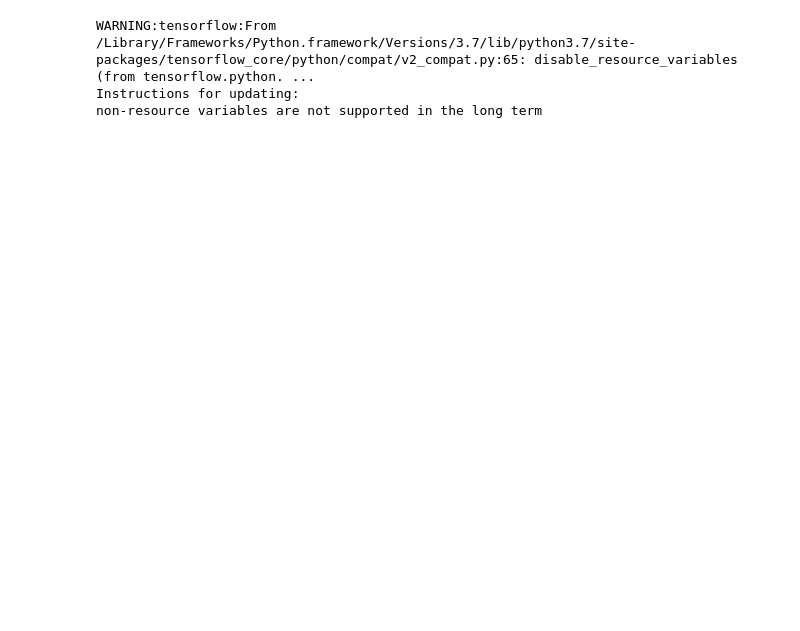
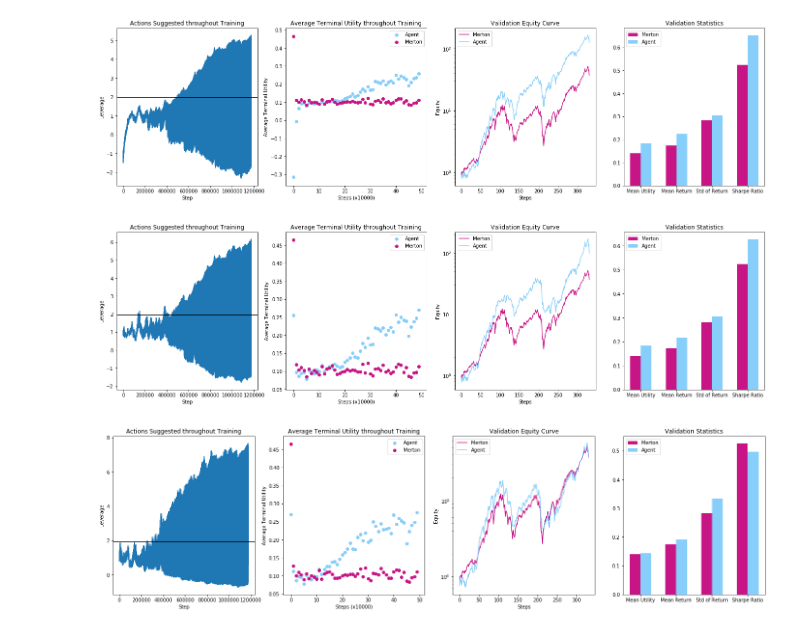
Before and after one commit to ansgarw/rl-portfolio, a Jupyter notebook: Stable Agents/Actor Critic.ipynb, the cells around one changed output. Cells and saved outputs as stored; diff of their text form; code cells hidden in the pictures; blank space fills up the shorter version.

```diff
--- a/Stable Agents/Actor Critic.ipynb
+++ b/Stable Agents/Actor Critic.ipynb
@@ -179,15 +162,52 @@ with mp.Pool(mp.cpu_count()) as pool:
+# %%
+'''
+Simulated GBM Environment (With no Factors)
+'''
+
+Input = [{'Env_String' : 'Simulated-v0', 'Seed' : np.random.randint(0, 1e9)} for _ in range(3)]
+
+# Run the investigation...
+with mp.Pool(mp.cpu_count()) as pool:
+    _ = pool.map(Run, Input)
+# %%
+'''
+Simulated VAR Environment, Factor per 'Portfolio Choice Problems' by Brandt. (R2 about 0.033)
+'''
+
+Input = [{'Env_String' : 'Simulated-v1', 'Seed' : np.random.randint(0, 1e9)} for _ in range(3)]
+
+# Run the investigation...
+with mp.Pool(mp.cpu_count()) as pool:
+    _ = pool.map(Run, Input)
+# %%
+'''
+Historical Environment, Using Fama Market Average.
+'''
+
+Input = {'Env_String'              : 'Historical-v0',
+         'State_Parameters'        : ['ltr', 'corpr', 'CRSP_SPvw', 'CRSP_SPvwx', 'Mom', 'HML', 'SMB'],
+         'Plot'                    : ['Mu', 'Merton_Benchmark']}
+#          'First_Difference_Params' : ['DY', 'EY', 'DP', 'DE', 'svar', 'AAA', 'BAA', 'lty', 'defaultspread', 'tbl', 'b/m', 'ntis']}
+
+Input = [Input for _ in range(3)]
+for i in range(len(Input)):
+    Input[i]['Seed'] = np.random.randint(0, 1e9)
+
+# Run the investigation...
+with mp.Pool(mp.cpu_count()) as pool:
+    _ = pool.map(Run, Input)
+# %% [output]
+[figure, added]
+[figure, added]
+[figure, added]
 # %%
 import HPC_Analysis      as HPC
 import matplotlib.pyplot as plt
 import numpy             as np
 
-myWrapper = HPC.HPC_Wrapper('Historical-v0', N_Eps = int(1e3), N_Instances = 16)
+myWrapper = HPC.HPC_Wrapper('Historical-v0', N_Eps = int(1e5), N_Instances = 16)
 myWrapper.Set_Env_Params(Max_Leverage = 100, Min_Leverage = -100, State_Parameters = ['ltr', 'corpr', 'CRSP_SPvw', 'CRSP_SPvwx', 'Mom', 'HML', 'SMB'],
                          Normalise = False)
-# %% [output]
-WARNING:tensorflow:From /Library/Frameworks/Python.framework/Versions/3.7/lib/python3.7/site-packages/tensorflow_core/python/compat/v2_compat.py:65: disable_resource_variables (from tensorflow.python. ...
-Instructions for updating:
-non-resource variables are not supported in the long term
 # %%
 
 Results = myWrapper.Agent_Repeatability()
```
Also changed, not shown: parts of 11 cells of this notebook.
